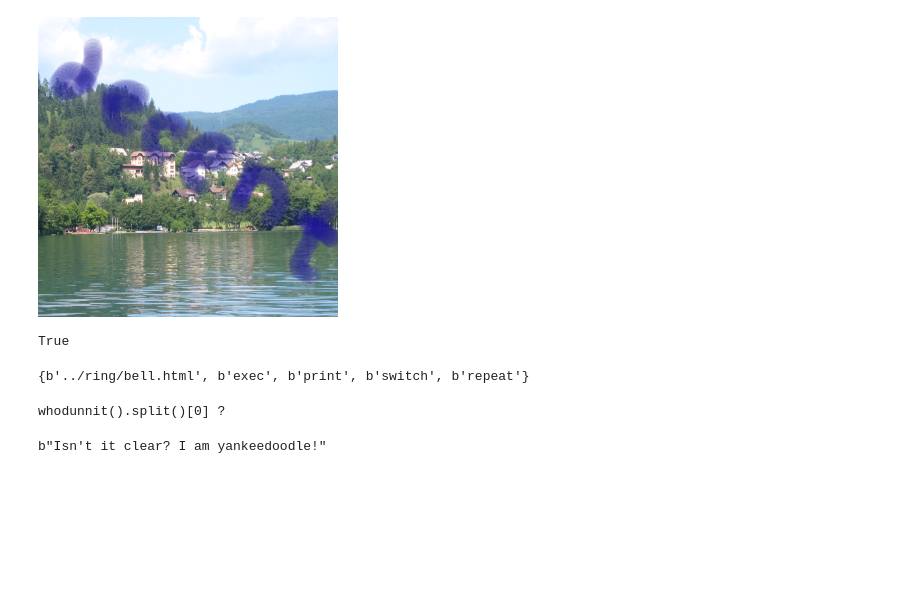
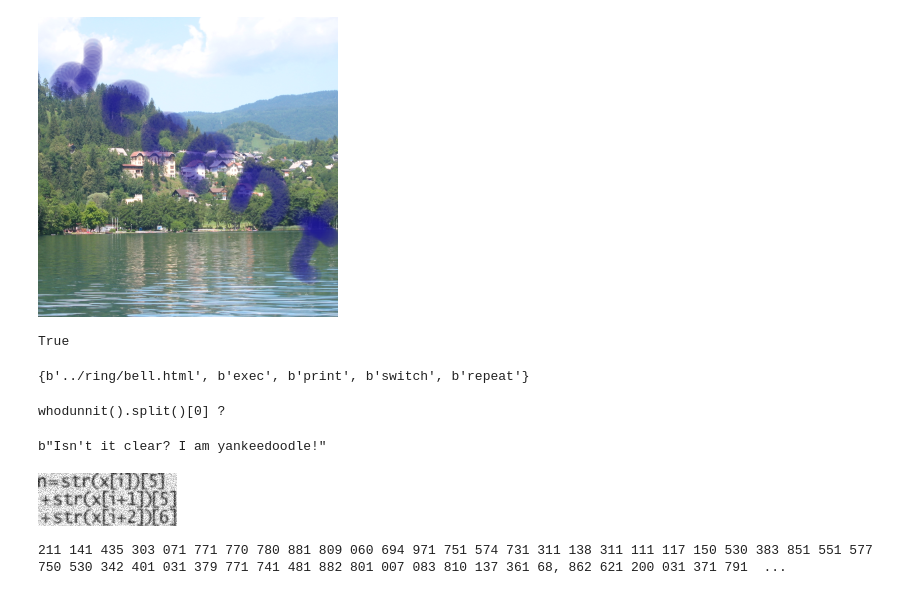
Before and after one commit to KReinders/PythonChallenge, a Jupyter notebook: Zen of Python.ipynb, the cells around one changed output. Cells and saved outputs as stored; diff of their text form; code cells hidden in the pictures; blank space fills up the shorter version.

```diff
--- a/Zen of Python.ipynb
+++ b/Zen of Python.ipynb
@@ -1059,3 +1059,30 @@ lengths = [len(x) for x in html_str[213:].split('\n')]
 print(bz2.decompress(bytes(lengths)))
 # %% [output]
 b"Isn't it clear? I am yankeedoodle!"
+# %%
+# 7367 = 53 * 139
+from math import floor
+from PIL import Image
+from IPython.display import Image as im
+import numpy as np
+
+file = open('yankeedoodle.csv','r')
+csv = [[float(y) for y in x.split(', ')] for x in file.read().split(',\n')]
+flat_csv = [item for sublist in csv for item in sublist]
+np_csv = np.array(flat_csv)
+new_csv = np_csv.reshape(139, 53)
+
+img = Image.fromarray(np.uint8(new_csv.T * 255) , 'L')
+img.save('yankeedoodle.png')
+im('yankeedoodle.png')
+# %% [output]
+[figure, added]
+# %%
+x = 'The picture is only meant to help you relax'
+n=''
+x = csv
+for i in range(len(x) - 2):
+    n = str(x[i])[5] + str(x[i+1])[5]+str(x[i+2])[6]
+    print(n, end = ' ')
+# %% [output]
+211 141 435 303 071 771 770 780 881 809 060 694 971 751 574 731 311 138 311 111 117 150 530 383 851 551 577 750 530 342 401 031 379 771 741 481 882 801 007 083 810 137 361 68, 862 621 200 031 371 791  ...
```
Also changed, not shown: 2 other files.
